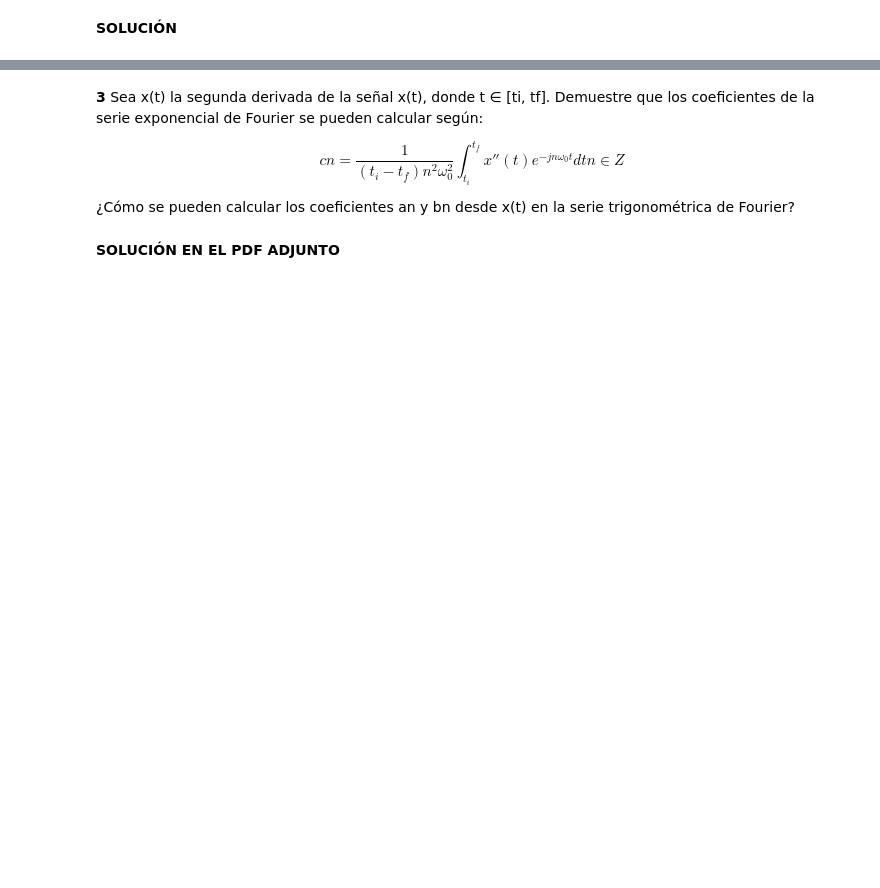
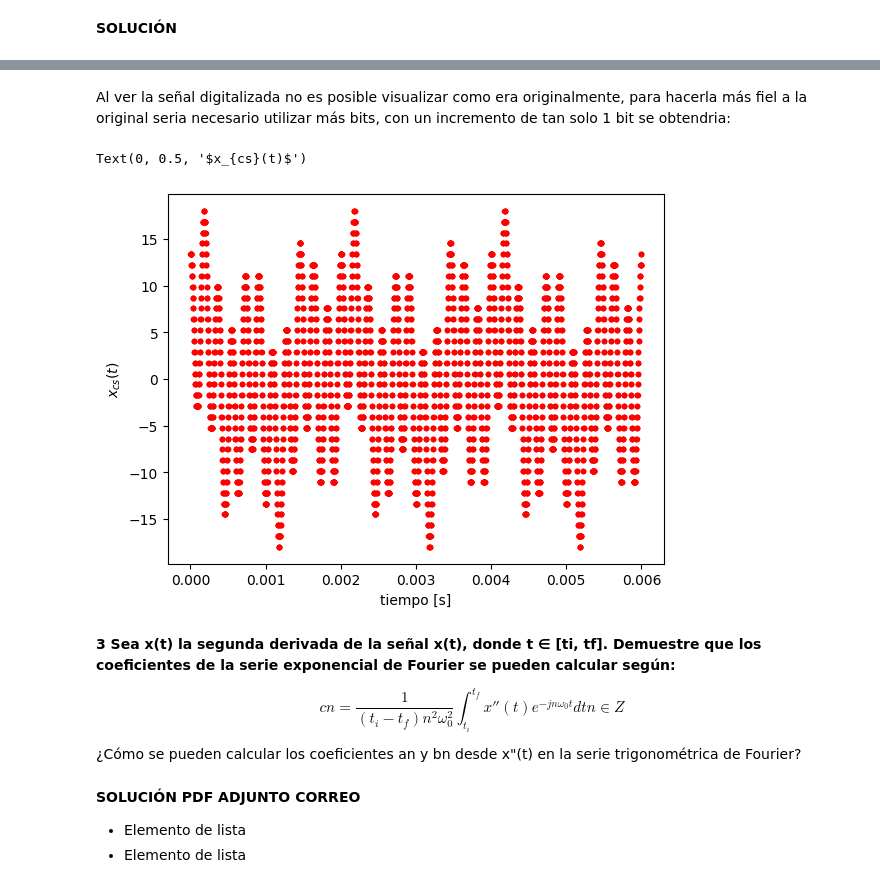
Before and after one commit to juligomez-web/Sys, a Jupyter notebook: Primer_Parcial_Julio_Cesar_Gomez_Copia_de_1_PARCIAL_SYS_.ipynb, the cells around one changed output, grey strips where cells are left out. Saved outputs shown, nothing was run; the diff lists cells and outputs as text; code cells hidden in the pictures; blank space fills up the shorter version.

```diff
--- a/Primer_Parcial_Julio_Cesar_Gomez_Copia_de_1_PARCIAL_SYS_.ipynb
+++ b/Primer_Parcial_Julio_Cesar_Gomez_Copia_de_1_PARCIAL_SYS_.ipynb
@@ -266,0 +148,8 @@ Filtro antialiasing: Pasa-bajos con fc ≤ 6000.0 Hz
+# %%
+Fs=5000
+Ts=1/5000
+tvecdis1 = np.arange(tin, tfin+Ts, Ts)
+xdis1 = 3*np.cos(1000*np.pi*tvecdis1) + 5*np.sin(3000*np.pi*tvecdis1) + 10*np.cos(11000*np.pi*tvecdis1) #nuestra señal en discreto con la frecuencia de muestreo que nos dieron
+plt.plot(tvecdis1,xdis1,"r.",label="señal discretizada con Fs=5000Hz") #a ver como quedo
+plt.xlabel('tiempo [s]')
+plt.ylabel('$x(t)$')
@@ -266,0 +207,10 @@ Filtro antialiasing: Pasa-bajos con fc ≤ 6000.0 Hz
+# %%
+for i in range(xdis2.shape[0]): #este for se copio y se pego tal cual del mismo cuaderno, es para que vaya comparando cada elemento de la señal discretizada con el vector que define que estados puede tomar la señal y vaya generando un vector con los valores digitalizados
+   if i==0: #primera muestra
+     senalq2 = my_cuantizador(xdis2[i],vcuant)
+   else:
+     senalq2 = np.append(senalq2,my_cuantizador(xdis2[i],vcuant))
+
+plt.plot(tvecdis2,senalq2,"b.",label="señal digitalizada con Fs=200*Fmax y 4 bits") #a ver como quedo x1000
+plt.xlabel('tiempo [s]')
+plt.ylabel('$x_{cs}(t)$')
@@ -267,13 +220,32 @@ Filtro antialiasing: Pasa-bajos con fc ≤ 6000.0 Hz
+# %% [markdown]
+Al ver la señal digitalizada no es posible visualizar como era originalmente, para hacerla más fiel a la original seria necesario utilizar más bits, con un incremento de tan solo 1 bit se obtendria:
+# %%
+vcuant2=np.linspace(-18,18,2**5) #creamos un vector que define que valores puede tomar nuestra función en el eje y, el número de muestras viene dado por 2**nbits, en nuestra solución, 5 bits
+for i in range(xdis2.shape[0]): #este for se copio y se pego tal cual del mismo cuaderno, es para que vaya comparando cada elemento de la señal discretizada con el vector que define que estados puede tomar la señal y vaya generando un vector con los valores digitalizados
+   if i==0: #primera muestra
+     senalq3 = my_cuantizador(xdis2[i],vcuant2)
+   else:
+     senalq3 = np.append(senalq3,my_cuantizador(xdis2[i],vcuant2))
+
+plt.plot(tvecdis2,senalq3,"r.",label="señal digitalizada con Fs=200*Fmax y 5 bits") #a ver como quedo x10000
+plt.xlabel('tiempo [s]')
+plt.ylabel('$x_{cs}(t)$')
+# %% [output]
+Text(0, 0.5, '$x_{cs}(t)$')
+[figure, added]
 # %% [markdown]
-**3**  Sea x(t) la segunda derivada de la señal x(t), donde t ∈
- [ti, tf]. Demuestre que los coeficientes de la serie exponencial de Fourier se pueden calcular según:
+**3  Sea x(t) la segunda derivada de la señal x(t), donde t ∈
+ [ti, tf]. Demuestre que los coeficientes de la serie exponencial de Fourier se pueden calcular según:**
 
  $$cn=\frac{1}{(t_i-t_f)n^2 \omega_0 ^2}\int_{t_i}^{t_f}x''(t)e^{-j n \omega_0 t}dt n ∈ Z$$
 
 ¿Cómo se pueden calcular los coeficientes an y bn desde
- x(t) en la serie trigonométrica de Fourier?
+ x"(t) en la serie trigonométrica de Fourier?
 # %% [markdown]
-**SOLUCIÓN EN EL PDF ADJUNTO**
+**SOLUCIÓN PDF ADJUNTO CORREO**
+
+*   Elemento de lista
+*   Elemento de lista
 # %% [markdown]
 **4** Encuentre el espectro de Fourier, su parte real,
  imaginaria, magnitud, fase y el error relativo para
```
Also changed, not shown: parts of 33 cells of this notebook.
